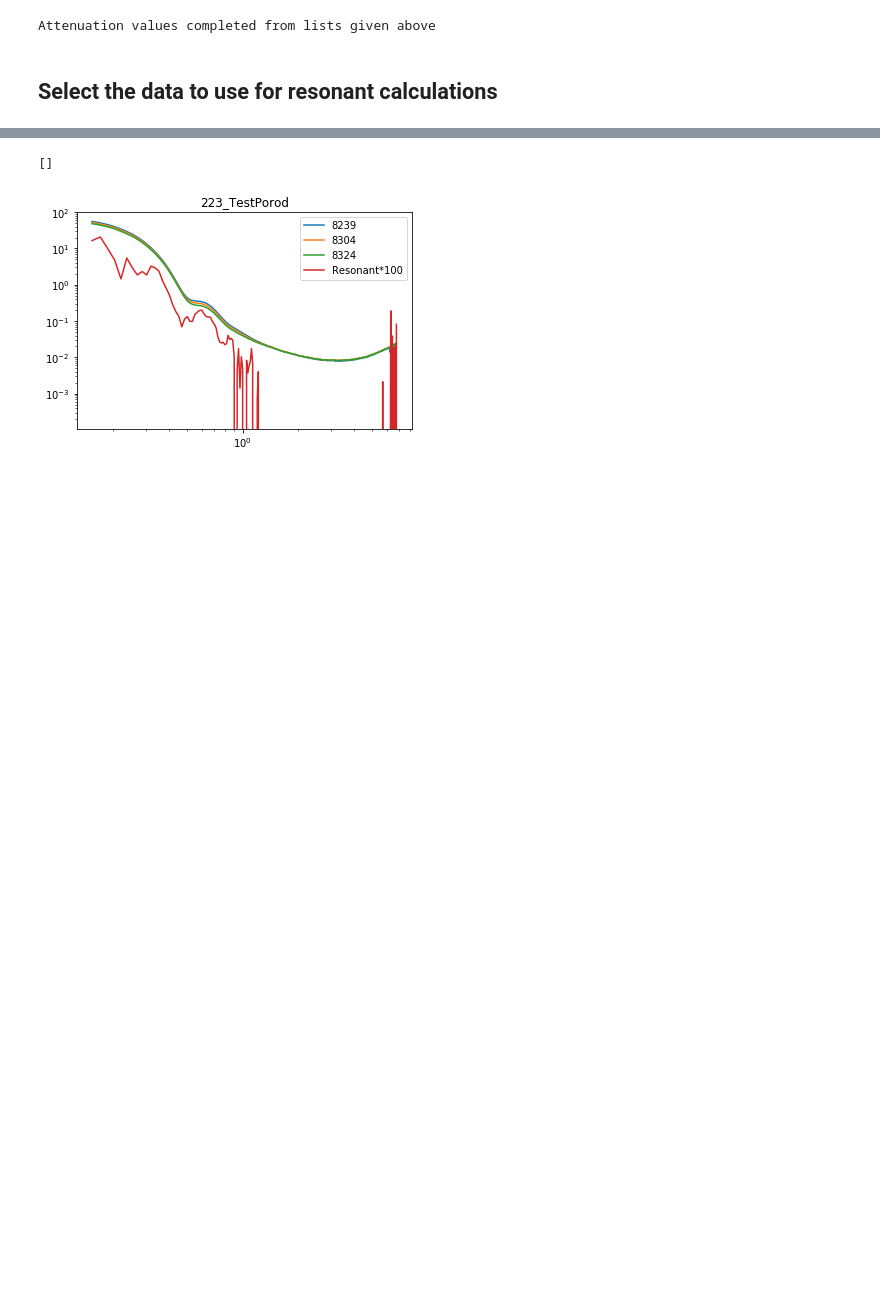
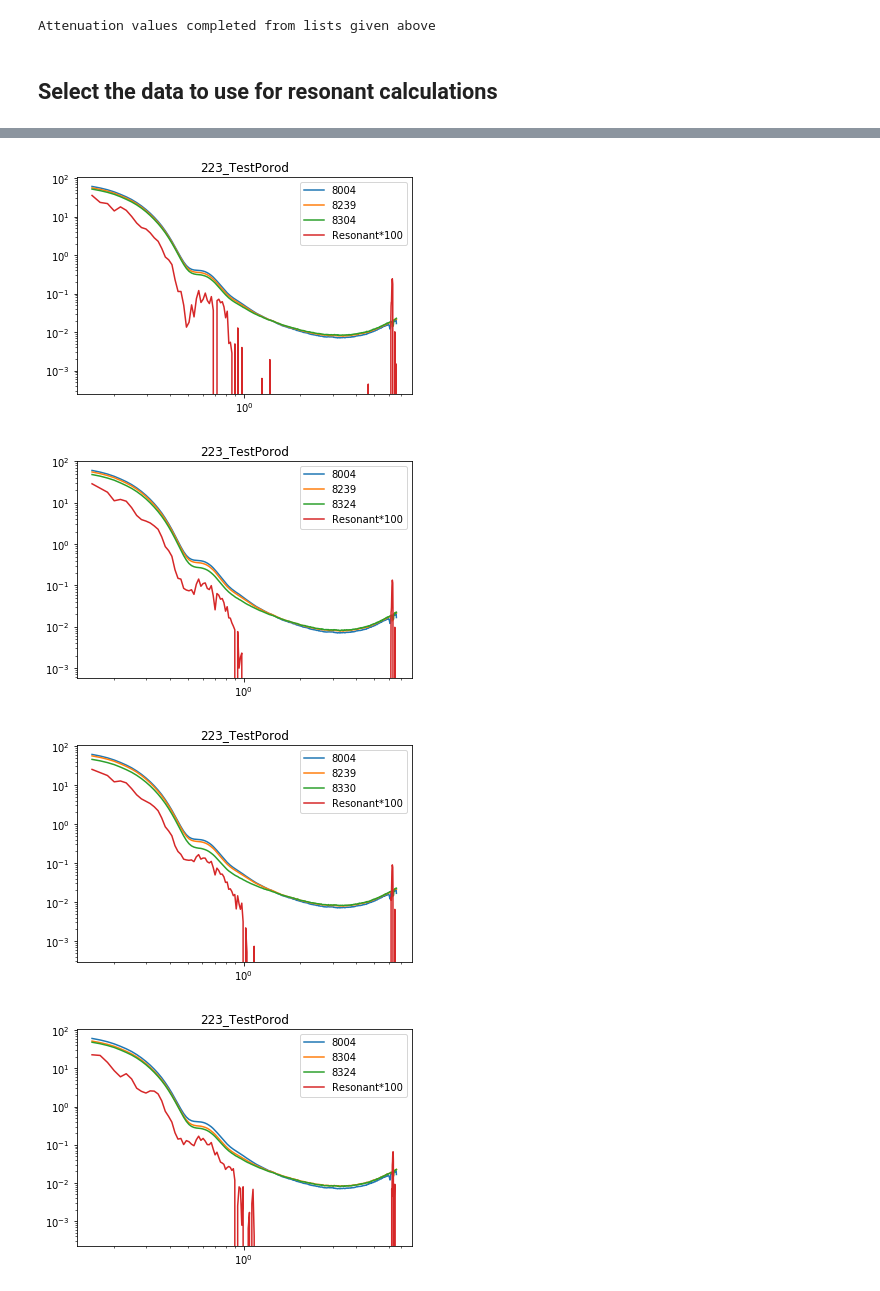
Before and after one commit to EikeGericke/pyASAXS, a Jupyter notebook: ASAXS_Resonant.ipynb, the cells around one changed output, grey strips where cells are left out. Saved outputs shown, nothing was run; the diff lists cells and outputs as text; code cells hidden in the pictures; blank space fills up the shorter version.

Commit message:
Resonants usable

```diff
--- a/ASAXS_Resonant.ipynb
+++ b/ASAXS_Resonant.ipynb
@@ -69,6 +72,7 @@ elif enter_values_external == False:
     startFrame['f0']=list_f0
     startFrame['f-Real']=list_fReal
     startFrame['f-Imagin']=list_fImagin
+    startFrame['q_Invariant']=list_q_InvariantBackground
     print('Attenuation values completed from lists given above')
     pass
 else:
@@ -92,7 +96,3 @@ else:
 Attenuation values completed from lists given above
 # %% [markdown]
 ## Select the data to use for resonant calculations
-# %%
-indexSet_Resonant = {3,4,5}
-dF_set=dF.loc[indexSet_Resonant]
-dF_set=dF_set.sort_values('Energy', axis=0, ascending=True, kind='quicksort').reset_index(drop=True)
@@ -114,8 +98,0 @@ for index in dF_set.index:
-# %%
-fig, ax = plt.subplots()
-ax.plot(q[0], I[0],label=dF_set['Energy'][0])
-ax.plot(q[1], I[1],label=dF_set['Energy'][1])
-ax.plot(q[2], I[2],label=dF_set['Energy'][2])
-plt.title(data_dir.split(os.sep)[-1], fontdict=None, loc='center', pad=None)
-plt.legend()
-ax.loglog()
@@ -158,17 +99,53 @@ ax.loglog()
+# %%
+#list_indexSet_Resonant = [{2,3,4},{2,3,5},{2,4,5},{3,4,5}]
+list_indexSet_Resonant = [{2,3,4},{2,3,5},{2,3,6},{2,4,5},{2,4,6},{3,4,5},{3,4,6},{3,5,6},{4,5,6}]
 # %%
-Ires_T1=dF_set['f-Real'][2]*(f0(q_new)-f1(q_new))+dF_set['f-Real'][0]*(f1(q_new)-f2(q_new))+dF_set['f-Real'][1]*(f2(q_new)-f0(q_new))
-Ires_T2=(dF_set['f-Real'][0]-dF_set['f-Real'][1])*(dF_set['f-Real'][0]**2-dF_set['f-Real'][2]**2+dF_set['f-Imagin'][0]**2-dF_set['f-Imagin'][2]**2)
-Ires_T3=(dF_set['f-Real'][0]-dF_set['f-Real'][2])*(dF_set['f-Real'][0]**2-dF_set['f-Real'][1]**2+dF_set['f-Imagin'][0]**2-dF_set['f-Imagin'][1]**2)
-Ires = Ires_T1 / (+Ires_T2-Ires_T3)
+for iSet in list_indexSet_Resonant:
+    dF_set=dF.loc[iSet]
+    dF_set=dF_set.sort_values('Energy', axis=0, ascending=True, kind='quicksort').reset_index(drop=True)
+    # import the right data
+    q=[]
+    I=[]
+    e=[]
+    for index in dF_set.index:
+        pathToData=data_dir+os.sep+dF_set['FileName'][index]
+        q_inp, I_inp, e_inp = np.genfromtxt(pathToData,skip_header=0,unpack=True)
+        q.append(q_inp)
+        I.append(I_inp-dF_set['q_Invariant'][index])
+        e.append(e_inp)
+        #print(dF_set['FileName'][index])
+    # interpolate the data
+    f0 = interp1d(q[0], I[0]) # kind='cubic'
+    f1 = interp1d(q[1], I[1]) # kind='cubic'
+    f2 = interp1d(q[2], I[2]) # kind='cubic'
+    # define the overlapping range and rebin q-Axis
+    q_min=max(min(q[0]),min(q[1]),min(q[2]))
+    q_max=min(max(q[0]),max(q[1]),max(q[2]))
+    q_new = np.linspace(q_min, q_max, num=bin_number, endpoint=True)
 
-fig, ax = plt.subplots()
-ax.plot(q_new, f0(q_new),label=dF_set['Energy'][0])
-ax.plot(q_new, f1(q_new),label=dF_set['Energy'][1])
-ax.plot(q_new, f2(q_new),label=dF_set['Energy'][2])
-ax.plot(q_new, Ires*100,label='Resonant*100')
-plt.title(data_dir.split(os.sep)[-1], fontdict=None, loc='center', pad=None)
-plt.legend()
-ax.loglog()
+    #Calculate the resonant curve and plot it
+    Ires_T1=dF_set['f-Real'][2]*(f0(q_new)-f1(q_new))+dF_set['f-Real'][0]*(f1(q_new)-f2(q_new))+dF_set['f-Real'][1]*(f2(q_new)-f0(q_new))
+    Ires_T2=(dF_set['f-Real'][0]-dF_set['f-Real'][1])*(dF_set['f-Real'][0]**2-dF_set['f-Real'][2]**2+dF_set['f-Imagin'][0]**2-dF_set['f-Imagin'][2]**2)
+    Ires_T3=(dF_set['f-Real'][0]-dF_set['f-Real'][2])*(dF_set['f-Real'][0]**2-dF_set['f-Real'][1]**2+dF_set['f-Imagin'][0]**2-dF_set['f-Imagin'][1]**2)
+    Ires = Ires_T1 / (+Ires_T2-Ires_T3)
+
+    if plotResults == True:
+        fig, ax = plt.subplots()
+        ax.plot(q_new, f0(q_new),label=dF_set['Energy'][0])
+        ax.plot(q_new, f1(q_new),label=dF_set['Energy'][1])
+        ax.plot(q_new, f2(q_new),label=dF_set['Energy'][2])
+        ax.plot(q_new, Ires*100,label='Resonant*100')
+        plt.title(data_dir.split(os.sep)[-1], fontdict=None, loc='center', pad=None)
+        plt.legend()
+        ax.loglog()
+    else:
+        pass
+    # Save to csv with header
+    save_file_name = data_dir+os.sep+data_dir.split(os.sep)[-1]+'_Resonant_'+str(dF_set['Energy'][0])+'_'+str(dF_set['Energy'][1])+'_'+str(dF_set['Energy'][2])+'.dat'
+    file_header = data_dir.split(os.sep)[-1]+'\tResonant'+'\n'+'q\tI-Resonant\nnm-1\tcm-1'
+    np.savetxt(save_file_name, np.column_stack((q_new, Ires)), delimiter='\t', header=file_header)
 # %% [output]
-[]
-[figure, old version]
+[figure, new version]
+[figure, added]
+[figure, added]
+[figure, added]
```
Also changed, not shown: parts of 7 cells of this notebook, 9 other files.
